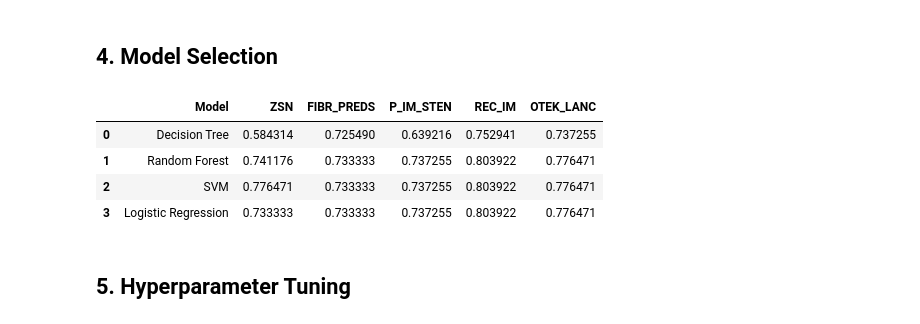
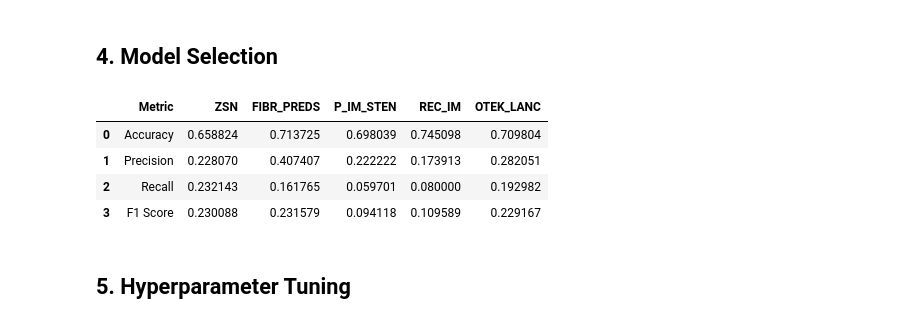
Before and after one commit to danghaidang04/Myocardial_Infraction_Complications_Analysis, a Jupyter notebook: main.ipynb, the cells around one changed output. Drawn from its saved outputs; the diff is of its cells as text; code cells hidden in the pictures.

```diff
--- a/main.ipynb
+++ b/main.ipynb
@@ -197,7 +197,7 @@ X.describe()
 8 rows × 111 columns
 # %%
 continuous_features = ["AGE", "S_AD_ORIT", "D_AD_ORIT", "K_BLOOD", "NA_BLOOD", "ALT_BLOOD", "AST_BLOOD", "L_BLOOD", "ROE"]
-categorical_features = ["INF_ANAM", "STENOK_AN", "FK_STENOK", "IBS_POST", "GB", "SIM_GIPERT", "DLIT_AG", "ZSN_A", "nr_11", "nr_01", "nr_02", "nr_03", "nr_04", "nr_07", "nr_08", "np_01", "np_04", "np_05", "np_07", "np_08", "np_09", "np_10", "endocr_01", "endocr_02", "endocr_03", "zab_leg_01", "zab_leg_02", "zab_leg_03", "zab_leg_04", "zab_leg_06", "O_L_POST", "K_SH_POST", "MP_TP_POST", "SVT_POST", "GT_POST", "FIB_G_POST", "ant_im", "lat_im", "inf_im", "post_im", "IM_PG_P", "ritm_ecg_p_01", "ritm_ecg_p_02", "ritm_ecg_p_04", "ritm_ecg_p_06", "ritm_ecg_p_07", "ritm_ecg_p_08", "n_r_ecg_p_01", "n_r_ecg_p_02", "n_r_ecg_p_03", "n_r_ecg_p_04", "n_r_ecg_p_05", "n_r_ecg_p_06", "n_r_ecg_p_08", "n_r_ecg_p_09", "n_r_ecg_p_10", "n_p_ecg_p_01", "n_p_ecg_p_03", "n_p_ecg_p_04", "n_p_ecg_p_05", "n_p_ecg_p_06", "n_p_ecg_p_07", "n_p_ecg_p_08", "n_p_ecg_p_09", "n_p_ecg_p_10", "n_p_ecg_p_11", "n_p_ecg_p_12", "fibr_ter_01", "fibr_ter_02", "fibr_ter_03", "fibr_ter_05", "fibr_ter_06", "fibr_ter_07", "fibr_ter_08", "GIPO_K", "GIPER_NA", "TIME_B_S", "R_AB_1_n", "R_AB_2_n", "R_AB_3_n", "NITR_S", "NA_R_1_n", "NA_R_2_n", "NA_R_3_n", "NOT_NA_1_n", "NOT_NA_2_n", "NOT_NA_3_n", "LID_S_n", "B_BLOK_S_n", "ANT_CA_S_n", "GEPAR_S_n", "ASP_S_n", "TIKL_S_n", "TRENT_S_n"]
+categorical_features = ["SEX" ,"INF_ANAM", "STENOK_AN", "FK_STENOK", "IBS_POST", "GB", "SIM_GIPERT", "DLIT_AG", "ZSN_A", "nr_11", "nr_01", "nr_02", "nr_03", "nr_04", "nr_07", "nr_08", "np_01", "np_04", "np_05", "np_07", "np_08", "np_09", "np_10", "endocr_01", "endocr_02", "endocr_03", "zab_leg_01", "zab_leg_02", "zab_leg_03", "zab_leg_04", "zab_leg_06", "O_L_POST", "K_SH_POST", "MP_TP_POST", "SVT_POST", "GT_POST", "FIB_G_POST", "ant_im", "lat_im", "inf_im", "post_im", "IM_PG_P", "ritm_ecg_p_01", "ritm_ecg_p_02", "ritm_ecg_p_04", "ritm_ecg_p_06", "ritm_ecg_p_07", "ritm_ecg_p_08", "n_r_ecg_p_01", "n_r_ecg_p_02", "n_r_ecg_p_03", "n_r_ecg_p_04", "n_r_ecg_p_05", "n_r_ecg_p_06", "n_r_ecg_p_08", "n_r_ecg_p_09", "n_r_ecg_p_10", "n_p_ecg_p_01", "n_p_ecg_p_03", "n_p_ecg_p_04", "n_p_ecg_p_05", "n_p_ecg_p_06", "n_p_ecg_p_07", "n_p_ecg_p_08", "n_p_ecg_p_09", "n_p_ecg_p_10", "n_p_ecg_p_11", "n_p_ecg_p_12", "fibr_ter_01", "fibr_ter_02", "fibr_ter_03", "fibr_ter_05", "fibr_ter_06", "fibr_ter_07", "fibr_ter_08", "GIPO_K", "GIPER_NA", "TIME_B_S", "R_AB_1_n", "R_AB_2_n", "R_AB_3_n", "NITR_S", "NA_R_1_n", "NA_R_2_n", "NA_R_3_n", "NOT_NA_1_n", "NOT_NA_2_n", "NOT_NA_3_n", "LID_S_n", "B_BLOK_S_n", "ANT_CA_S_n", "GEPAR_S_n", "ASP_S_n", "TIKL_S_n", "TRENT_S_n"]
 # %% [markdown]
 ### Data Distribution
 # %%
@@ -325,6 +325,8 @@ class RowDropper(BaseEstimator, TransformerMixin):
         # Ensure the input is a DataFrame
         X = pd.DataFrame(X)
         return X.drop(index=self.rows_to_drop)
+# %%
+binary_features = ["SEX", "IBS_NASL", "SIM_GIPERT", "nr_11", "nr_01", "nr_02", "nr_03", "nr_04", "nr_07", "nr_08", "np_01", "np_04", "np_05", "np_07", "np_08", "np_09", "np_10", "endocr_01", "endocr_02", "endcor_03", "zab_leg_01", "zab_leg_02", "zab_leg_03", "zab_leg_04", "zab_leg_06", "O_L_POST", "K_SH_POST", "MP_TP_POST", "SVT_POST", "GT_POST", "FIB_G_POST", "IM_PG_P", "ritm_ecg_p_01", "ritm_ecg_p_02", "ritm_ecg_p_04", "ritm_ecg_p_06", "ritm_ecg_p_07", "ritm_ecg_p_08", "n_r_ecg_p_01", "n_r_ecg_p_02", "n_r_ecg_p_03", "n_r_ecg_p_04", "n_r_ecg_p_05", "n_r_ecg_p_06", "n_r_ecg_p_08", "n_r_ecg_p_09", "n_r_ecg_p_10", "n_p_ecg_p_01", "n_p_ecg_p_03", "n_p_ecg_p_04", "n_p_ecg_p_05", "n_p_ecg_p_06", "n_p_ecg_p_07", "n_p_ecg_p_08", "n_p_ecg_p_09", "n_p_ecg_p_10", "n_p_ecg_p_11", "n_p_ecg_p_12", "fibr_ter_01", "fibr_ter_02", "fibr_ter_03", "fibr_ter_05", "fibr_ter_06", "fibr_ter_07", "fibr_ter_08", "GIPO_K", "GIPER_NA", "NA_KB", "NOT_NA_KB", "LID_KB", "NITR_S", "LID_S_n", "B_BLOK_S_n", "ANT_CA_S_n", "GEPAR_S_n", "ASP_S_n", "TIKL_S_n", "TRENT_S_n"]
 # %%
 
 # Define outliers handler class
@@ -410,52 +429,3 @@ Stored 'preprocessed_data' (DataFrame)
 1190 rows × 88 columns
 # %% [markdown]
 ## 4. Model Selection
-# %%
-
-# write the section using Decision Tree, Random Forest, SVM, Logistic Regression using sklearn.pipeline
-from sklearn.tree import DecisionTreeClassifier
-from sklearn.ensemble import RandomForestClassifier
-from sklearn.svm import SVC
-from sklearn.linear_model import LogisticRegression
-from sklearn.metrics import accuracy_score
-
-# Define models
-models = {
-    "Decision Tree": DecisionTreeClassifier(random_state=0),
-    "Random Forest": RandomForestClassifier(random_state=0),
-    "SVM": SVC(random_state=0),
-    "Logistic Regression": LogisticRegression(random_state=0)
-}
-
-# Train the models and print the results as a table
-results = {"Model": [], "ZSN": [], "FIBR_PREDS": [], "P_IM_STEN": [], "REC_IM": [], "OTEK_LANC": []}
-for model_name, model in models.items():
-    model.fit(X_train[0], y_train[0])
-    y_pred = model.predict(X_val[0])
-    results["Model"].append(model_name)
-    results["ZSN"].append(accuracy_score(y_val[0], y_pred))
-
-    model.fit(X_train[1], y_train[1])
-    y_pred = model.predict(X_val[1])
-    results["FIBR_PREDS"].append(accuracy_score(y_val[1], y_pred))
-
-    model.fit(X_train[2], y_train[2])
-    y_pred = model.predict(X_val[2])
-    results["P_IM_STEN"].append(accuracy_score(y_val[2], y_pred))
-
-    model.fit(X_train[3], y_train[3])
-    y_pred = model.predict(X_val[3])
-    results["REC_IM"].append(accuracy_score(y_val[3], y_pred))
-
-    model.fit(X_train[4], y_train[4])
-    y_pred = model.predict(X_val[4])
-    results["OTEK_LANC"].append(accuracy_score(y_val[4], y_pred))
-
-results = pd.DataFrame(results)
-results
-# %% [output]
-|  | Model | ZSN | FIBR_PREDS | P_IM_STEN | REC_IM | OTEK_LANC |
-| 0 | Decision Tree | 0.584314 | 0.725490 | 0.639216 | 0.752941 | 0.737255 |
-| 1 | Random Forest | 0.741176 | 0.733333 | 0.737255 | 0.803922 | 0.776471 |
-| 2 | SVM | 0.776471 | 0.733333 | 0.737255 | 0.803922 | 0.776471 |
-| 3 | Logistic Regression | 0.733333 | 0.733333 | 0.737255 | 0.803922 | 0.776471 |
@@ -462,3 +475,29 @@ results
+# %%
+# write a section using Cost Sensitive Decision Tree and print the results as a table. A table includes several rows representing each of a metrics for imbalanced data. Each colummn represents each target variable.
+from sklearn.tree import DecisionTreeClassifier
+from sklearn.metrics import accuracy_score, precision_score, recall_score, f1_score
+
+# Define the model
+model = DecisionTreeClassifier(random_state=0, class_weight='balanced')
+
+# Train the model for each target variable
+results = {"Metric": ["Accuracy", "Precision", "Recall", "F1 Score"]}
+for i in range(len(y)):
+    model.fit(X_train[i], y_train[i])
+    y_pred = model.predict(X_val[i])
+    results[f"y{i}"] = [accuracy_score(y_val[i], y_pred), precision_score(y_val[i], y_pred), recall_score(y_val[i], y_pred), f1_score(y_val[i], y_pred)]
+
+results = pd.DataFrame(results)
+# Change y0,y1,y2,y3,y4 to ZSN, FIBR_PREDS, P_IM_STEN, REC_IM, OTEK_LANC
+results.columns = ["Metric", "ZSN", "FIBR_PREDS", "P_IM_STEN", "REC_IM", "OTEK_LANC"]
+
+results
+# %% [output]
+|  | Metric | ZSN | FIBR_PREDS | P_IM_STEN | REC_IM | OTEK_LANC |
+| 0 | Accuracy | 0.658824 | 0.713725 | 0.698039 | 0.745098 | 0.709804 |
+| 1 | Precision | 0.228070 | 0.407407 | 0.222222 | 0.173913 | 0.282051 |
+| 2 | Recall | 0.232143 | 0.161765 | 0.059701 | 0.080000 | 0.192982 |
+| 3 | F1 Score | 0.230088 | 0.231579 | 0.094118 | 0.109589 | 0.229167 |
 # %% [markdown]
 ## 5. Hyperparameter Tuning
 # %%
```
Also changed, not shown: parts of 5 cells of this notebook, 1 other file.
